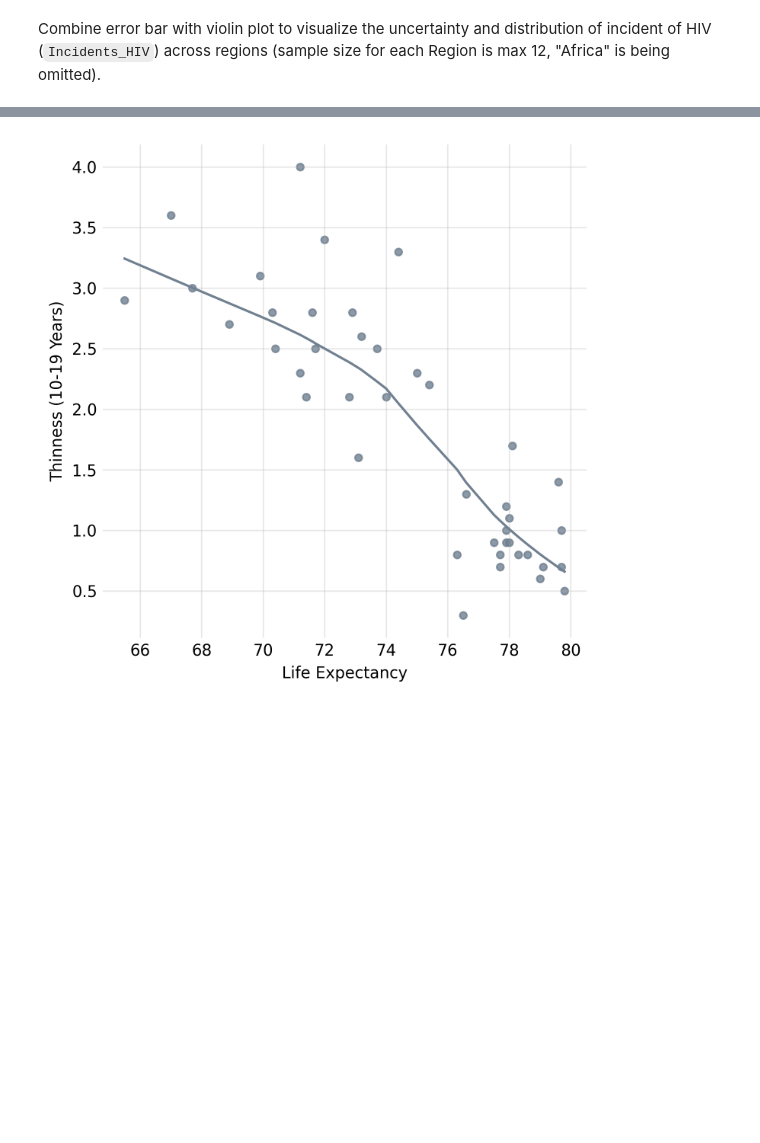
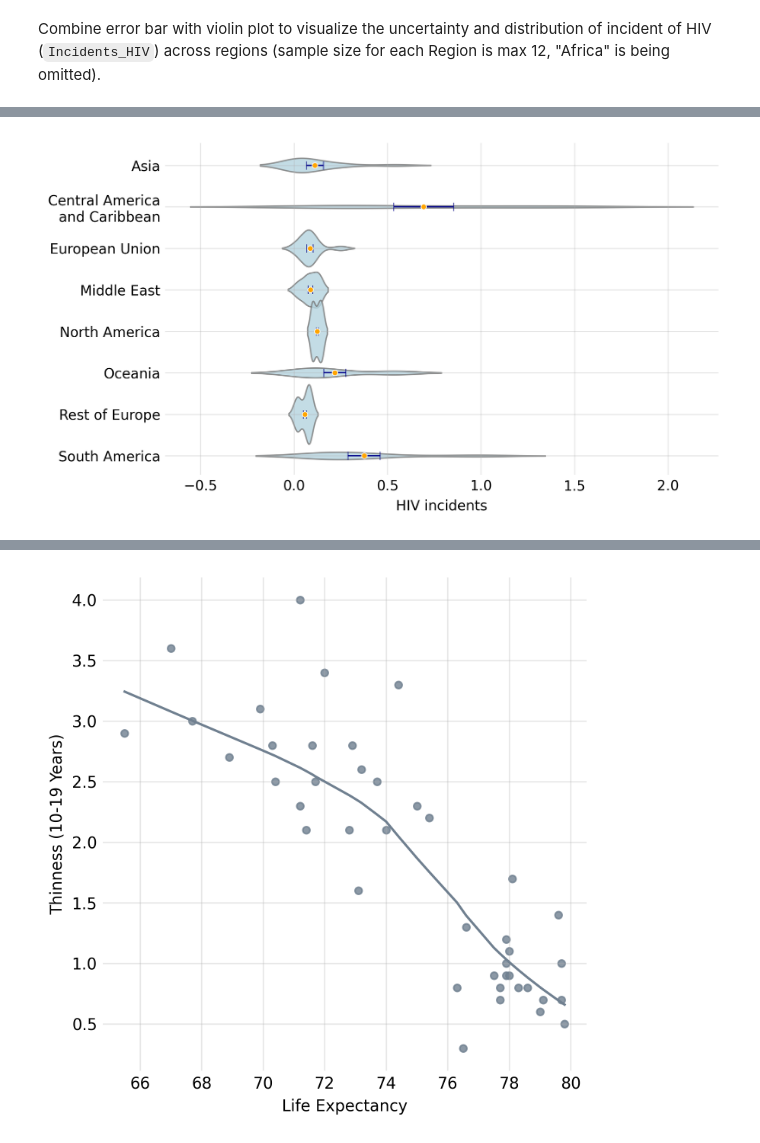
Before and after one commit to Leroymilo/DataVis, a Jupyter notebook: L5/AdriaanL_AcadWrit_DataViz_Lesson5.ipynb, the cells around one changed output, grey strips where cells are left out. Saved outputs shown, nothing was run; the diff lists cells and outputs as text; code cells hidden in the pictures; blank space fills up the shorter version.

```diff
--- a/L5/AdriaanL_AcadWrit_DataViz_Lesson5.ipynb
+++ b/L5/AdriaanL_AcadWrit_DataViz_Lesson5.ipynb
@@ -1068,0 +1195,15 @@ print(sample_world)
+# %%
+# Replace region name for plotting purposes
+sample_HIV['Region'] = sample_HIV['Region'].str.replace('Central America and Caribbean', 'Central America\nand Caribbean')
+
+# Calculate statistics by region
+intervals_HIV = (sample_HIV.groupby('Region')
+                     .agg({
+                         'Incidents_HIV': ['mean', lambda x: x.std() / np.sqrt(len(x))],
+                     })
+                     .reset_index())
+
+# Rename columns
+intervals_HIV.columns = ['Region', 'Mean_HIV', 'SE_HIV']
+
+intervals_HIV
@@ -1069,3 +1220,45 @@ print(sample_world)
+# %%
+plt.figure(figsize=(7, 4))
+
+# Reverse the order of regions
+region_order = sample_HIV['Region'].unique()
+
+# Create violin plot
+sns.violinplot(data=sample_HIV,
+               y='Region',
+               x='Incidents_HIV',
+               order=region_order,
+               color='lightblue',
+               alpha=0.8,
+               width=1.5,  # Adjust this to control the width of violins
+               linewidth=1,
+               inner=None)  # Remove the bars inside
+
+# Add error bars
+plt.errorbar(intervals_HIV['Mean_HIV'],
+            intervals_HIV['Region'],
+            xerr=intervals_HIV['SE_HIV'],
+            fmt='o',
+            color='orange',
+            ecolor='darkblue',
+            linewidth=1,
+            ms=4,
+            mec='white',
+            mew=0.5,
+            capsize=3)
+
+
+# Styling
+plt.xlabel('HIV incidents')
+plt.ylabel('')
+plt.grid(True, alpha=0.3)
+plt.gca().spines[['top','right','left','bottom']].set_visible(False)
+plt.gca().tick_params(length=0)
+
+plt.tight_layout()
+plt.show()
+# %% [output]
+[figure, added]
 # %% [markdown]
 ## <font color="#B0AD89"><strong>5.5 ⫶ </strong></font>Uncertainty of curve fits
 
```
Also changed, not shown: parts of 36 cells of this notebook.
